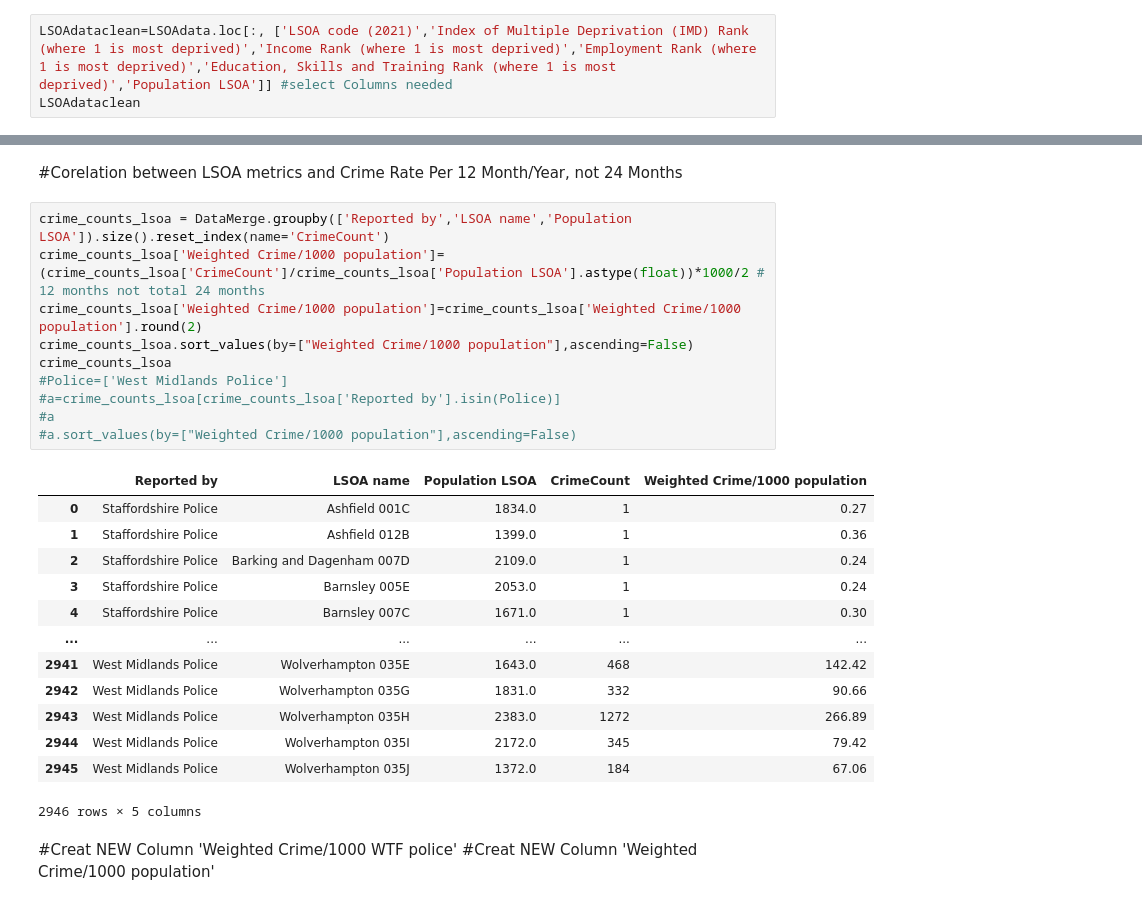
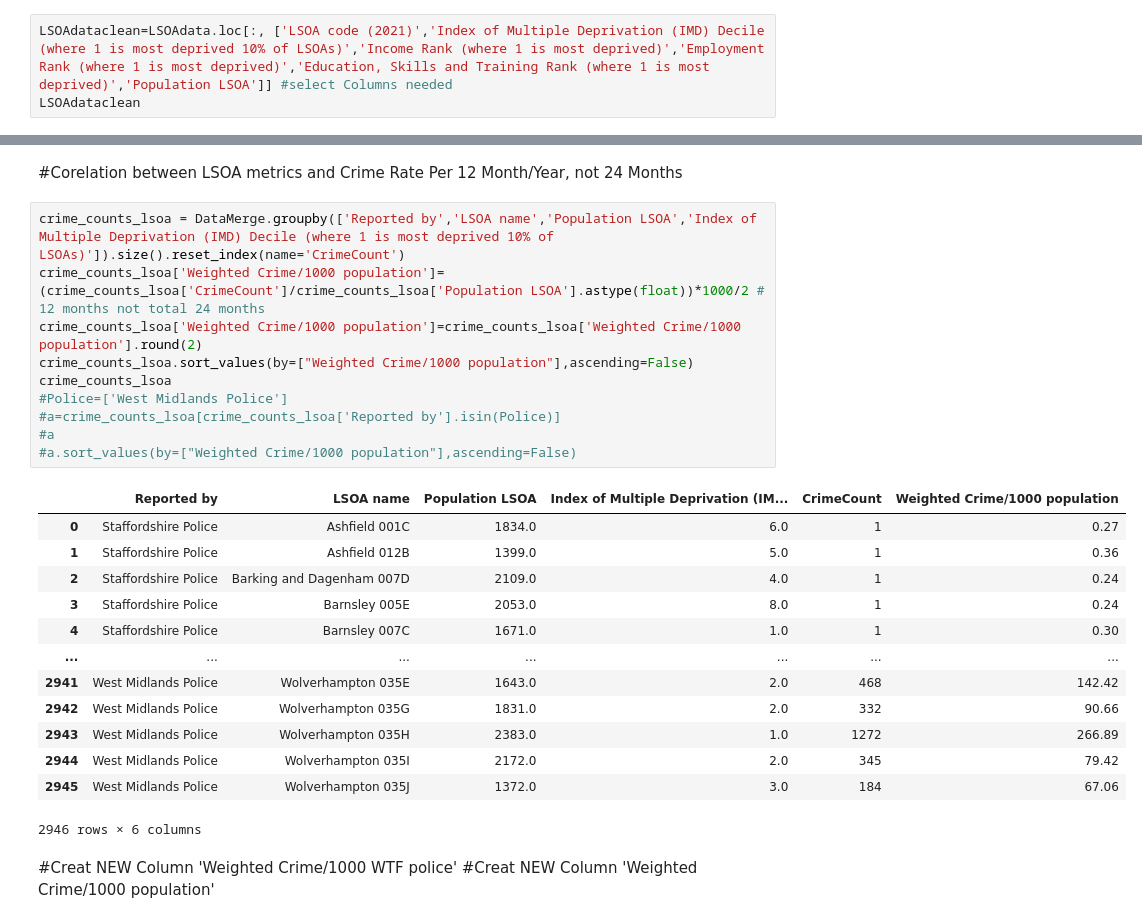
Before and after one commit to zhangwiki86-soton/L7---Data-Analysis-and-Visualisation, a Jupyter notebook: DRAFT Test Glob.ipynb, the cells around one changed output, grey strips where cells are left out. Saved outputs shown, nothing was run; the diff lists cells and outputs as text.

```diff
--- a/DRAFT Test Glob.ipynb
+++ b/DRAFT Test Glob.ipynb
@@ -363,7 +363,7 @@ LSOAdata
 # %% [markdown]
 #Keep relevant columns from LSOA data
 # %%
-LSOAdataclean=LSOAdata.loc[:, ['LSOA code (2021)','Index of Multiple Deprivation (IMD) Rank (where 1 is most deprived)','Income Rank (where 1 is most deprived)','Employment Rank (where 1 is most deprived)','Education, Skills and Training Rank (where 1 is most deprived)','Population LSOA']] #select Columns needed
+LSOAdataclean=LSOAdata.loc[:, ['LSOA code (2021)','Index of Multiple Deprivation (IMD) Decile (where 1 is most deprived 10% of LSOAs)','Income Rank (where 1 is most deprived)','Employment Rank (where 1 is most deprived)','Education, Skills and Training Rank (where 1 is most deprived)','Population LSOA']] #select Columns needed
 LSOAdataclean
 # %% [output]
 |  | LSOA code (2021) | Index of Multiple Deprivation (IM... | Income Rank (where 1 is most depr... | Employment Rank (where 1 is most ... | ... |
@@ -607,29 +604,29 @@ crime_plot
 # %% [markdown]
 #Corelation between LSOA metrics and Crime Rate Per 12 Month/Year, not 24 Months
 # %%
-crime_counts_lsoa = DataMerge.groupby(['Reported by','LSOA name','Population LSOA']).size().reset_index(name='CrimeCount')
+crime_counts_lsoa = DataMerge.groupby(['Reported by','LSOA name','Population LSOA','Index of Multiple Deprivation (IMD) Decile (where 1 is most deprived 10% of LSOAs)']).size().reset_index(name='CrimeCount')
 crime_counts_lsoa['Weighted Crime/1000 population']=(crime_counts_lsoa['CrimeCount']/crime_counts_lsoa['Population LSOA'].astype(float))*1000/2 # 12 months not total 24 months
 crime_counts_lsoa['Weighted Crime/1000 population']=crime_counts_lsoa['Weighted Crime/1000 population'].round(2)
 crime_counts_lsoa.sort_values(by=["Weighted Crime/1000 population"],ascending=False)
 crime_counts_lsoa
 #Police=['West Midlands Police']
 #a=crime_counts_lsoa[crime_counts_lsoa['Reported by'].isin(Police)]
 #a
 #a.sort_values(by=["Weighted Crime/1000 population"],ascending=False)
 # %% [output]
-|  | Reported by | LSOA name | Population LSOA | CrimeCount | Weighted Crime/1000 population |
-| 0 | Staffordshire Police | Ashfield 001C | 1834.0 | 1 | 0.27 |
-| 1 | Staffordshire Police | Ashfield 012B | 1399.0 | 1 | 0.36 |
-| 2 | Staffordshire Police | Barking and Dagenham 007D | 2109.0 | 1 | 0.24 |
-| 3 | Staffordshire Police | Barnsley 005E | 2053.0 | 1 | 0.24 |
-| 4 | Staffordshire Police | Barnsley 007C | 1671.0 | 1 | 0.30 |
-| ... | ... | ... | ... | ... | ... |
-| 2941 | West Midlands Police | Wolverhampton 035E | 1643.0 | 468 | 142.42 |
-| 2942 | West Midlands Police | Wolverhampton 035G | 1831.0 | 332 | 90.66 |
-| 2943 | West Midlands Police | Wolverhampton 035H | 2383.0 | 1272 | 266.89 |
-| 2944 | West Midlands Police | Wolverhampton 035I | 2172.0 | 345 | 79.42 |
-| 2945 | West Midlands Police | Wolverhampton 035J | 1372.0 | 184 | 67.06 |
+|  | Reported by | LSOA name | Population LSOA | Index of Multiple Deprivation (IM... | CrimeCount | Weighted Crime/1000 population |
+| 0 | Staffordshire Police | Ashfield 001C | 1834.0 | 6.0 | 1 | 0.27 |
+| 1 | Staffordshire Police | Ashfield 012B | 1399.0 | 5.0 | 1 | 0.36 |
+| 2 | Staffordshire Police | Barking and Dagenham 007D | 2109.0 | 4.0 | 1 | 0.24 |
+| 3 | Staffordshire Police | Barnsley 005E | 2053.0 | 8.0 | 1 | 0.24 |
+| 4 | Staffordshire Police | Barnsley 007C | 1671.0 | 1.0 | 1 | 0.30 |
+| ... | ... | ... | ... | ... | ... | ... |
+| 2941 | West Midlands Police | Wolverhampton 035E | 1643.0 | 2.0 | 468 | 142.42 |
+| 2942 | West Midlands Police | Wolverhampton 035G | 1831.0 | 2.0 | 332 | 90.66 |
+| 2943 | West Midlands Police | Wolverhampton 035H | 2383.0 | 1.0 | 1272 | 266.89 |
+| 2944 | West Midlands Police | Wolverhampton 035I | 2172.0 | 2.0 | 345 | 79.42 |
+| 2945 | West Midlands Police | Wolverhampton 035J | 1372.0 | 3.0 | 184 | 67.06 |
-2946 rows × 5 columns
+2946 rows × 6 columns
 # %% [markdown]
 #Creat NEW Column 'Weighted Crime/1000 WTF police'
 #Creat NEW Column 'Weighted Crime/1000 population'
```
Also changed, not shown: parts of 7 cells of this notebook.
